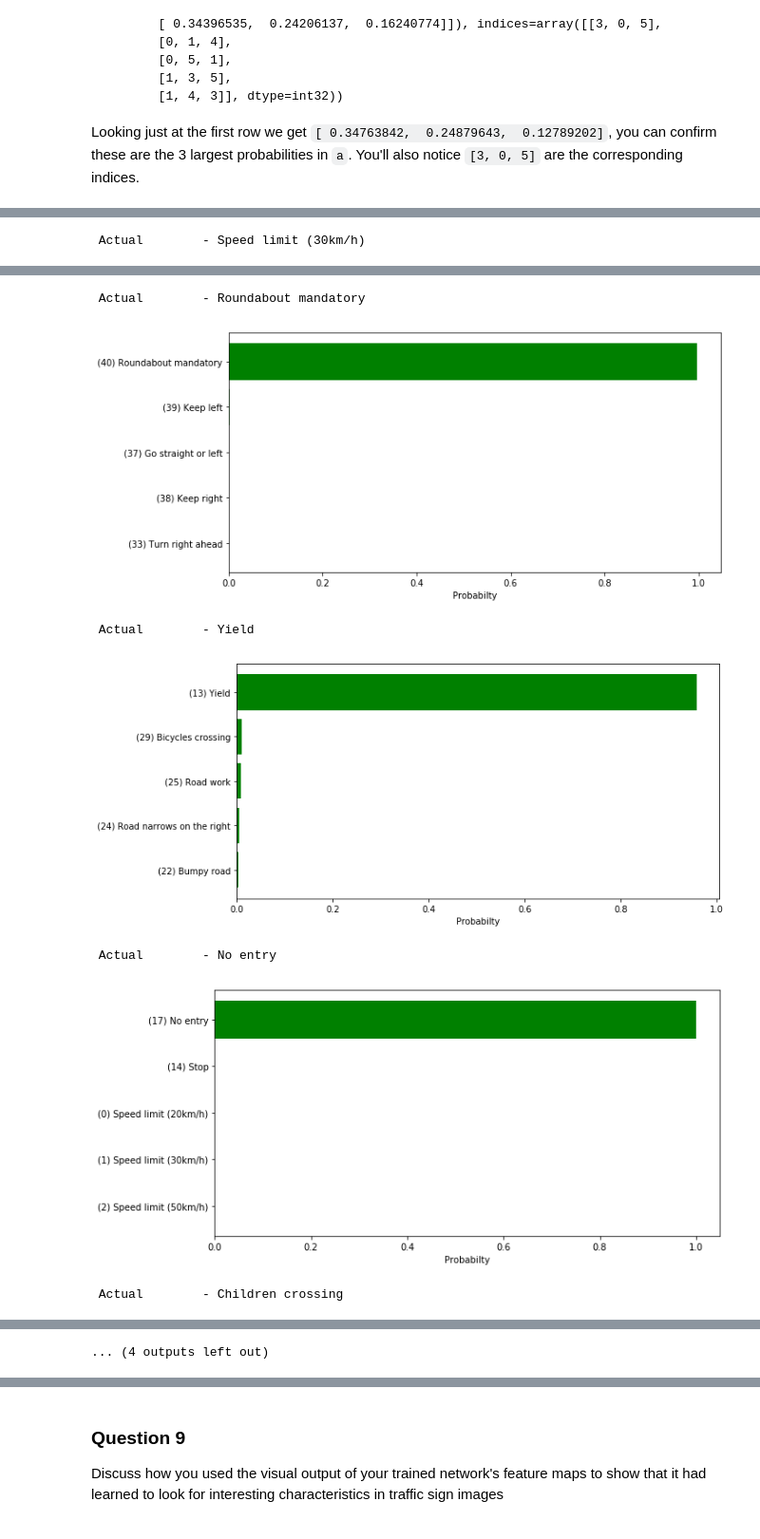
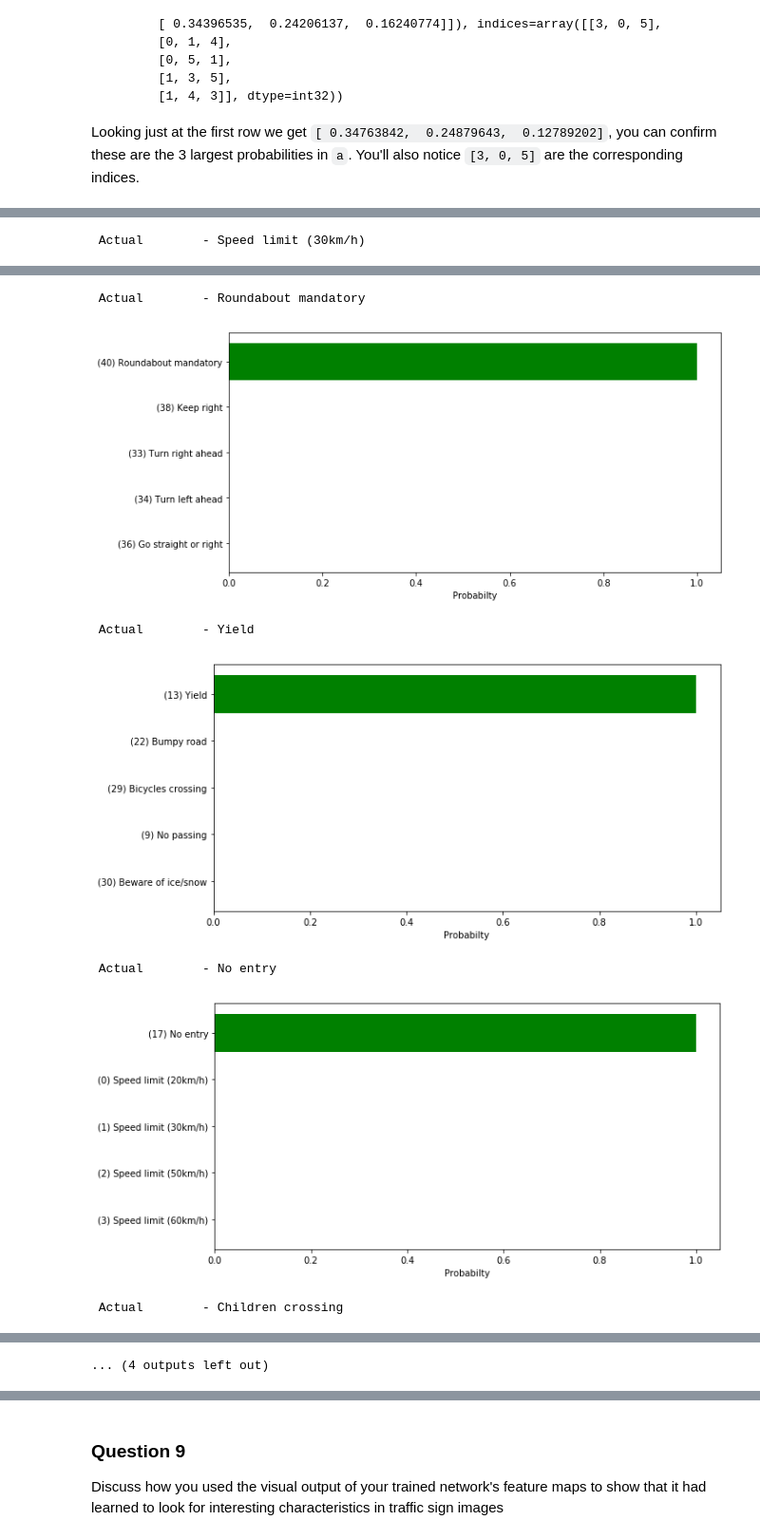
Before and after one commit to sumitkapoor/carnd_traffic_sign_project2, a Jupyter notebook: Traffic_Sign_Classifier.ipynb, the cells around one changed output, grey strips where cells are left out. Shown at 95% size. Drawn from its saved outputs; the diff is of its cells as text; code cells hidden in the pictures.

Commit message:
- Updating result - Model has been updated to increase the layer 5 output - Fixed the layer output height, weight, and depth output

```diff
--- a/Traffic_Sign_Classifier.ipynb
+++ b/Traffic_Sign_Classifier.ipynb
@@ -372,7 +372,7 @@ y_train = y_original_train
 y_valid = y_original_valid
 y_test = y_original_test
 
-sample_size = 3
+sample_size = 5
 generation_per_modification = 5
 
 generated = {}
@@ -423,11 +423,12 @@ if len(generated) == 0:
 X_gen, y_gen = generated['features'], generated['labels']
 assert(len(X_gen) == len(y_gen))
 
-print (len(X_gen))
-print (len(y_gen))
+print ("Generated images : %s" % len(X_gen))
 
 X_gen, y_gen = shuffle(X_gen, y_gen)
 
+print ("Sample of images that were generated for each class")
+print ()
 for sign in range(43):
     print("(%s) %s" % (sign, sign_names[sign]))
     fig = plt.figure(figsize = (6, 1))
@@ -442,10 +443,11 @@ for sign in range(43):
 X_train = np.concatenate((X_train, X_gen), axis=0)
 y_train = np.concatenate((y_train, y_gen), axis=0)
 
-# pre-process the images to convert the RGB to YUV still keeping depth as 3
-#X_train = np.array([convert_to_yuv(img) for img in X_train])
-#X_valid = np.array([convert_to_yuv(img) for img in X_valid])
-#X_test = np.array([convert_to_yuv(img) for img in X_test])
+# pre-process the images to convert the RGB to GRAY still keeping depth as 1
+# DID NOT IMPROVE Accuracy
+# X_train = np.array([convert_to_gray(img) for img in X_train])
+# X_valid = np.array([convert_to_gray(img) for img in X_valid])
+# X_test = np.array([convert_to_gray(img) for img in X_test])
 
 # normalize the x inputs
 X_train = normalize(X_train)
@@ -453,9 +455,9 @@ X_valid = normalize(X_valid)
 X_test = normalize(X_test)
 
 # TODO: skipping zca_whiten requires more understanding
-#X_train = zca_whiten(X_train)
-#X_valid = zca_whiten(X_valid)
-#X_test = zca_whiten(X_test)
+# X_train = zca_whiten(X_train)
+# X_valid = zca_whiten(X_valid)
+# X_test = zca_whiten(X_test)
 
 print (X_train.shape)
 print (y_train.shape)
@@ -778,7 +803,7 @@ with tf.Session() as sess:
              " V Cost = {:.4f}".format(validation_cost), " T Accuracy = {:.4f}".format(train_accuracy[i]), \
              " T Cost = {:.4f}".format(train_cost[i]), " Learning = {:.5f}".format(lr))
 
-    saver.save(sess, './models/traffic_model_5')
+    saver.save(sess, './models/traffic_model_6')
     print("Model saved")
     train_plot = plt.subplot(211)
     train_plot.set_title('Accuracy over epochs')
@@ -814,6 +839,6 @@ Model saved
 # %%
 with tf.Session() as sess:
-    saver.restore(sess, "./models/traffic_model_5")
+    saver.restore(sess, "./models/traffic_model_6")
 
     test_accuracy, test_cost = evaluate(X_test, y_test)
     print("Test Accuracy = {:.3f}".format(test_accuracy))
@@ -861,7 +886,7 @@ def get_features_and_labels():
 X_, X_new, y_new = get_features_and_labels()
 
 with tf.Session() as sess:
-    saver.restore(sess, "./models/traffic_model_5")
+    saver.restore(sess, "./models/traffic_model_6")
     prediction = sess.run(tf.argmax(logits, 1), feed_dict={x: X_new, keep_prob_conv: 1., keep_prob_fc: 1.})
 
     for (i, v) in enumerate(prediction):
@@ -956,7 +981,7 @@ def plot_prediction(labels, x_counts):
     plt.show()
 
 with tf.Session() as sess:
-    saver.restore(sess, "./models/traffic_model_5")
+    saver.restore(sess, "./models/traffic_model_6")
     top = sess.run(top_k, feed_dict={x: X_new, keep_prob_conv:1., keep_prob_fc:1.})
 
     for i in range(len(y_new)):
@@ -970,7 +995,7 @@ with tf.Session() as sess:
  Actual        - Roundabout mandatory
-[figure, old version]
+[figure, new version]
  Actual        - Yield
-[figure, old version]
+[figure, new version]
  Actual        - No entry
-[figure, old version]
+[figure, new version]
  Actual        - Children crossing
```
Also changed, not shown: parts of 13 cells of this notebook, 2 other files.
